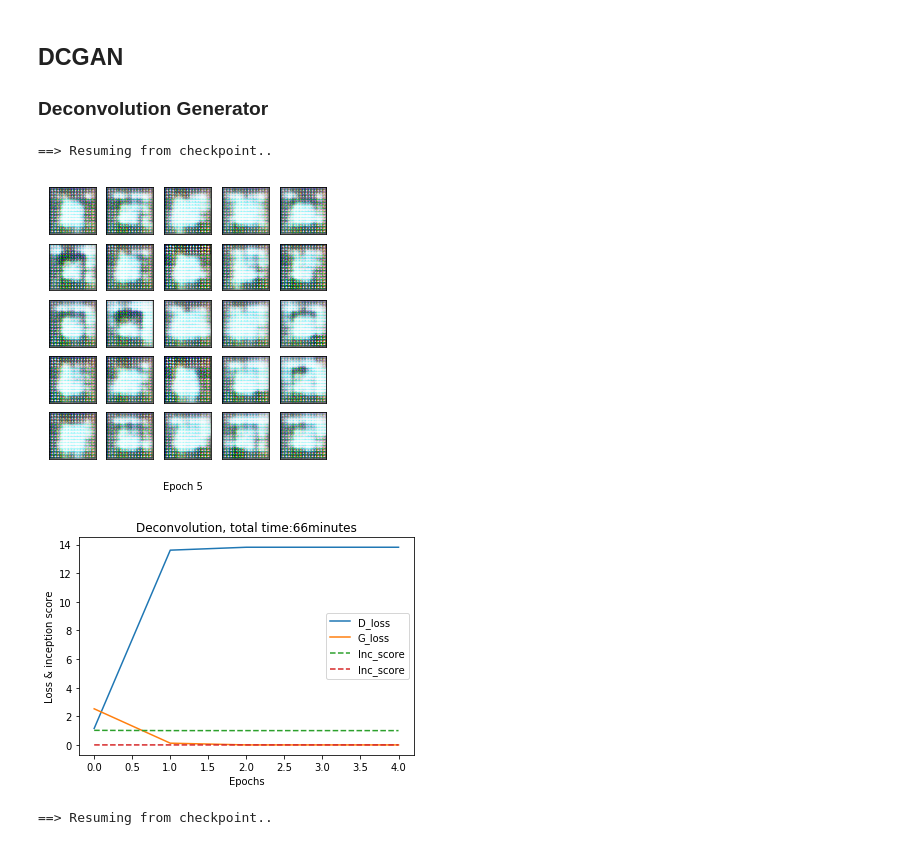
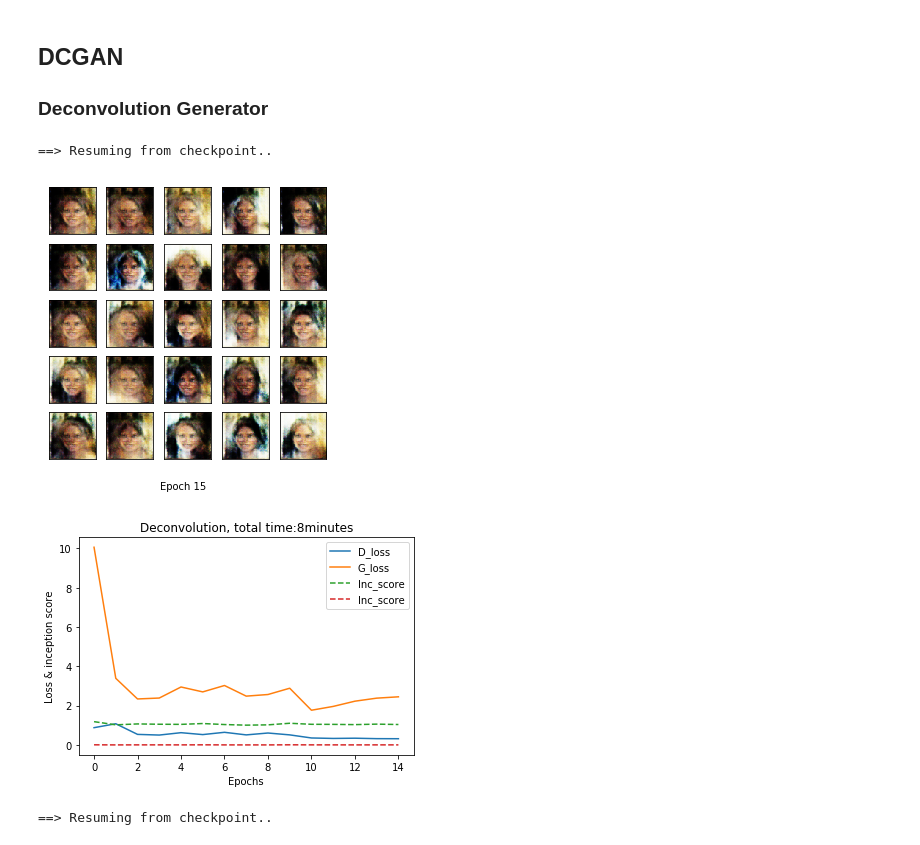
Before and after one commit to fanxiao001/ift6135-assignment, a Jupyter notebook: assignment4/ift6135_hwk4.ipynb, the cells around one changed output. Saved outputs shown, nothing was run; the diff lists cells and outputs as text; code cells hidden in the pictures.

```diff
--- a/assignment4/ift6135_hwk4.ipynb
+++ b/assignment4/ift6135_hwk4.ipynb
@@ -49,26 +49,26 @@ dataset = datasets.ImageFolder(root=img_root, transform=data_transform)
 ## DCGAN
 ### Deconvolution Generator
 # %%
-filename='GANDeconv_t8000_h100_ep5' #'GANDeconvolution_t2000_h100_ep20.c5'
+filename='GANDeconv_t10000_h100_train2_ep15' #'GANDeconvolution_t2000_h100_ep20.c5'
 G,D,train_hist = GAN_CelebA.loadCheckpoint(filename,hidden_dim,use_cuda=use_cuda)
 epoch_num=len(train_hist['D_losses'])
 GAN_CelebA.show_result(G,D,epoch_num, hidden_dim, show=True,save=True, path='figures/result_Deconvolution.pdf', use_cuda=use_cuda)
 
 plt.plot(range(0,epoch_num),train_hist['D_losses'],label='D_loss')
 plt.plot(range(0,epoch_num),train_hist['G_losses'],label='G_loss')
 plt.plot(range(0,epoch_num),train_hist['Inc_score'],linestyle='--',label='Inc_score')
 plt.xlabel('Epochs')
 plt.ylabel('Loss & inception score')
 plt.title('Deconvolution, total time:'+str(int(train_hist['total_ptime'][0]/60))+'minutes')
 plt.legend()
 plt.show()
 
 #test_z = torch.randn(10000,100,1,1)
 #inception_score(test_z, G, D, batch_size=128, cuda=use_cuda, resize=False, splits=10)
 # %% [output]
 ==> Resuming from checkpoint..
-[figure, old version]
+[figure, new version]
-[figure, old version]
+[figure, new version]
 # %%
 G,D,train_hist = GAN_CelebA.loadCheckpoint('GANDeconvolution_t4000_h100_ep40.c1',hidden_dim,use_cuda=use_cuda)
 epoch_num=len(train_hist['D_losses'])
```
Also changed, not shown: parts of 4 cells of this notebook, 6 other files.
